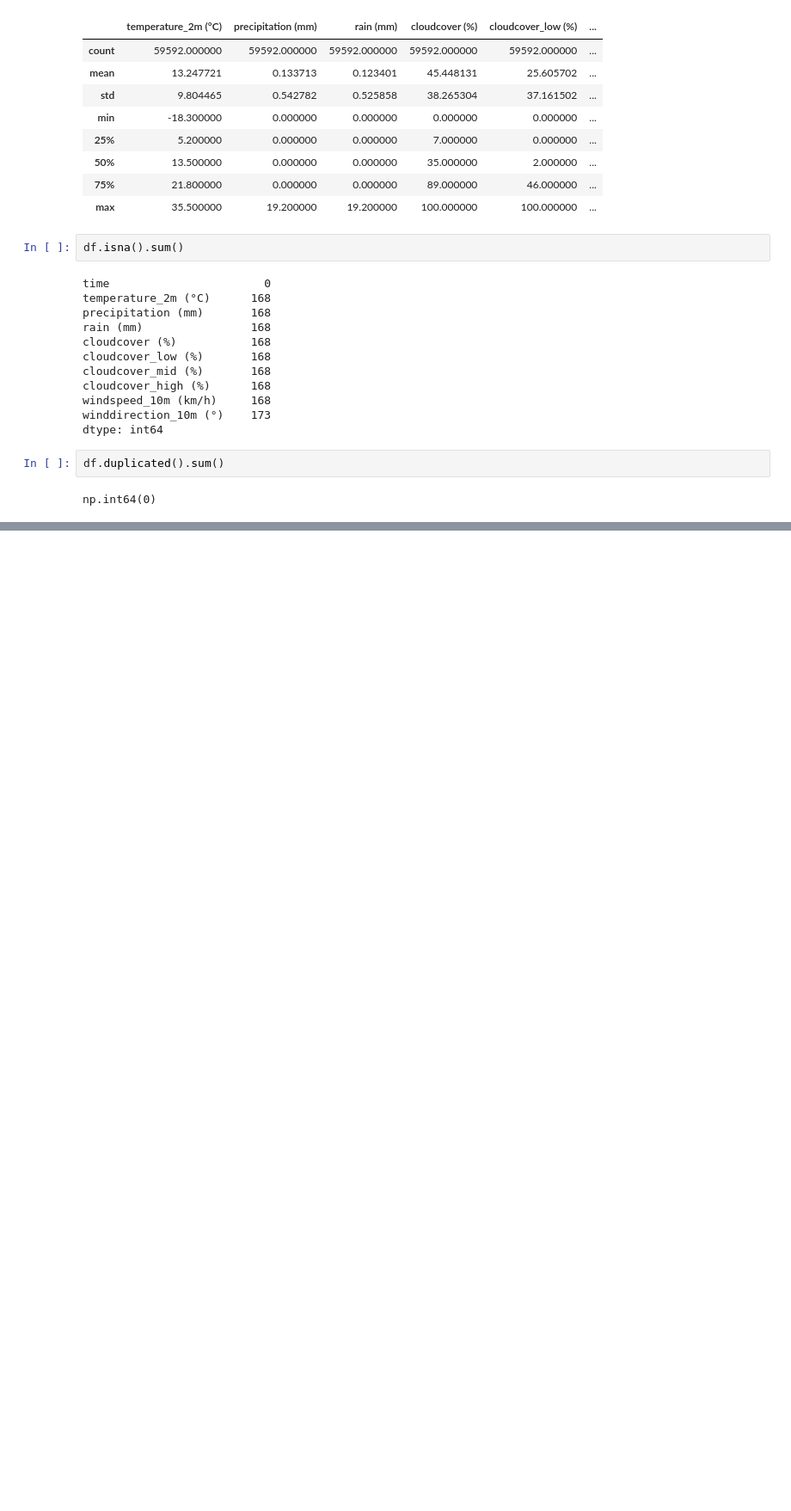
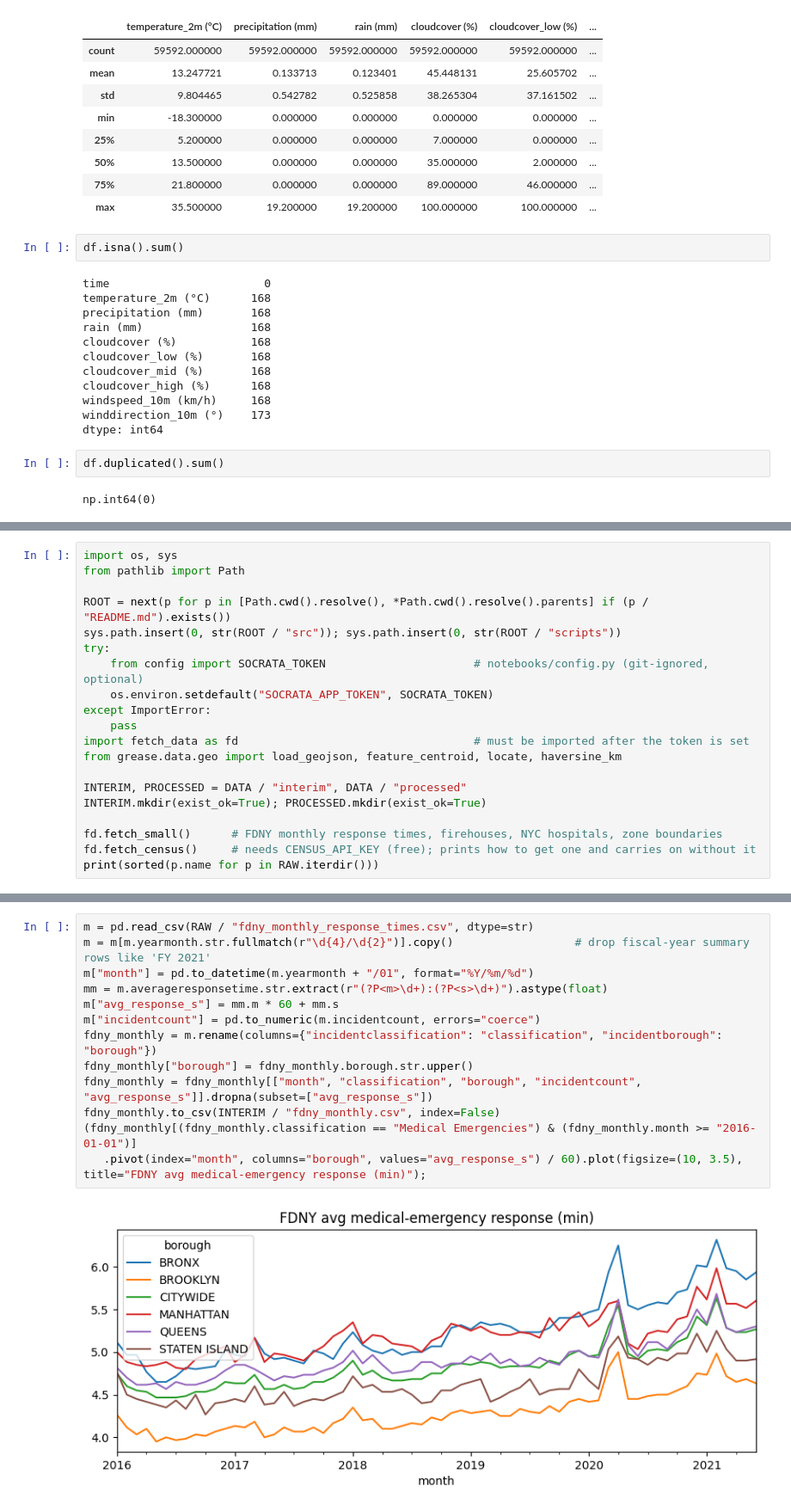
Before and after one commit to Mellerayba/Team-Grease-IBMZDatathon2026, a Jupyter notebook: notebooks/DarraghC.ipynb, the cells around one changed output, grey strips where cells are left out. Shown at 86% size. Cells and saved outputs as stored; diff of their text form; blank space fills up the shorter version.

```diff
--- a/notebooks/DarraghC.ipynb
+++ b/notebooks/DarraghC.ipynb
@@ -72,0 +290,20 @@ np.int64(0)
+# %%
+import os, sys
+from pathlib import Path
+
+ROOT = next(p for p in [Path.cwd().resolve(), *Path.cwd().resolve().parents] if (p / "README.md").exists())
+sys.path.insert(0, str(ROOT / "src")); sys.path.insert(0, str(ROOT / "scripts"))
+try:
+    from config import SOCRATA_TOKEN                      # notebooks/config.py (git-ignored, optional)
+    os.environ.setdefault("SOCRATA_APP_TOKEN", SOCRATA_TOKEN)
+except ImportError:
+    pass
+import fetch_data as fd                                   # must be imported after the token is set
+from grease.data.geo import load_geojson, feature_centroid, locate, haversine_km
+
+INTERIM, PROCESSED = DATA / "interim", DATA / "processed"
+INTERIM.mkdir(exist_ok=True); PROCESSED.mkdir(exist_ok=True)
+
+fd.fetch_small()      # FDNY monthly response times, firehouses, NYC hospitals, zone boundaries
+fd.fetch_census()     # needs CENSUS_API_KEY (free); prints how to get one and carries on without it
+print(sorted(p.name for p in RAW.iterdir()))
@@ -72,0 +376,15 @@ np.int64(0)
+# %%
+m = pd.read_csv(RAW / "fdny_monthly_response_times.csv", dtype=str)
+m = m[m.yearmonth.str.fullmatch(r"\d{4}/\d{2}")].copy()                  # drop fiscal-year summary rows like 'FY 2021'
+m["month"] = pd.to_datetime(m.yearmonth + "/01", format="%Y/%m/%d")
+mm = m.averageresponsetime.str.extract(r"(?P<m>\d+):(?P<s>\d+)").astype(float)
+m["avg_response_s"] = mm.m * 60 + mm.s
+m["incidentcount"] = pd.to_numeric(m.incidentcount, errors="coerce")
+fdny_monthly = m.rename(columns={"incidentclassification": "classification", "incidentborough": "borough"})
+fdny_monthly["borough"] = fdny_monthly.borough.str.upper()
+fdny_monthly = fdny_monthly[["month", "classification", "borough", "incidentcount", "avg_response_s"]].dropna(subset=["avg_response_s"])
+fdny_monthly.to_csv(INTERIM / "fdny_monthly.csv", index=False)
+(fdny_monthly[(fdny_monthly.classification == "Medical Emergencies") & (fdny_monthly.month >= "2016-01-01")]
+   .pivot(index="month", columns="borough", values="avg_response_s") / 60).plot(figsize=(10, 3.5), title="FDNY avg medical-emergency response (min)");
+# %% [output]
+[figure, added]
```
Also changed, not shown: parts of 37 cells of this notebook, 24 other files.
